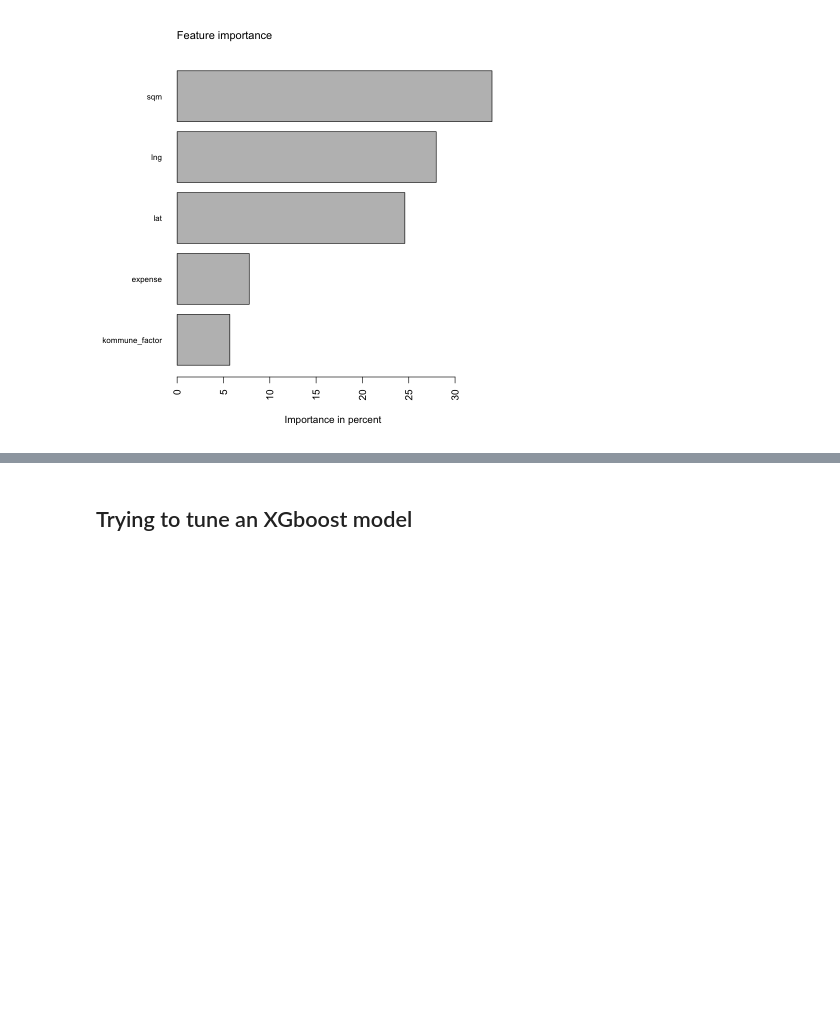
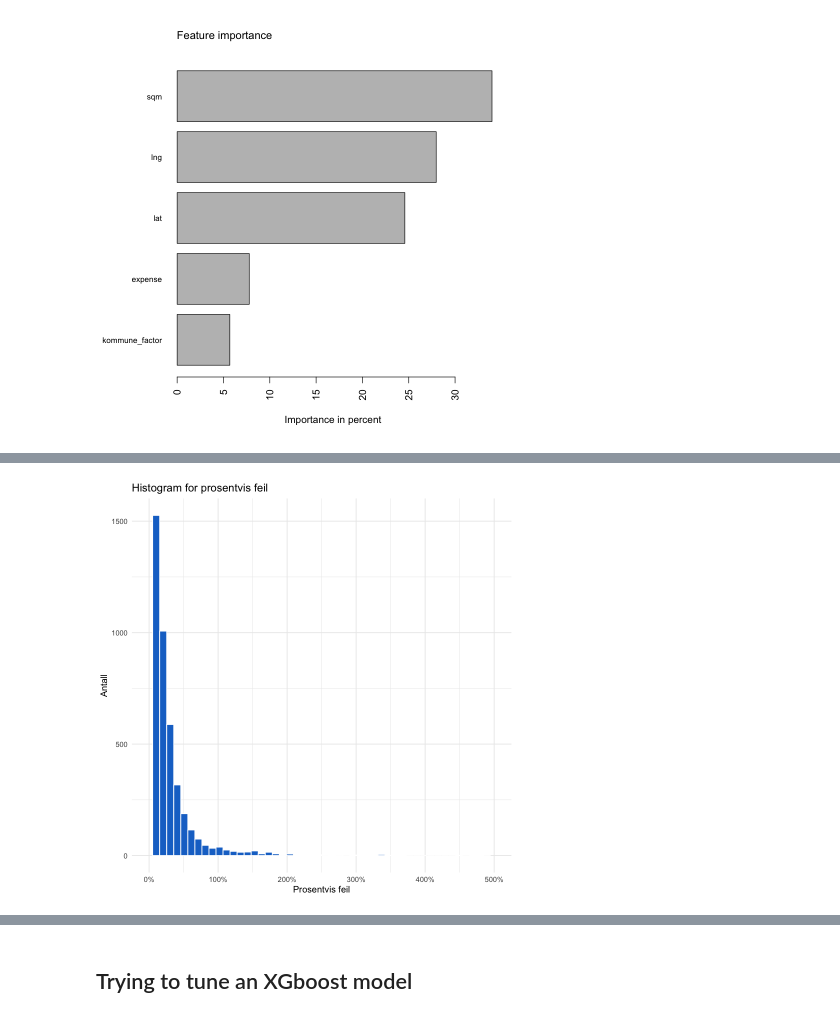
Before and after one commit to GunGro/MA8701, a Jupyter notebook: project3_ipynb/04_xgb_model.ipynb, the cells around one changed output, grey strips where cells are left out. Drawn from its saved outputs; the diff is of its cells as text; code cells hidden in the pictures; blank space fills up the shorter version.

```diff
--- a/project3_ipynb/04_xgb_model.ipynb
+++ b/project3_ipynb/04_xgb_model.ipynb
@@ -194,0 +233,11 @@ gbt.importance(colnames(X), model)
+# %%
+#Histogram of percentage error
+model_preds %>%
+  ggplot(aes(abs_dev_perc)) +
+  geom_histogram(fill = "dodgerblue3", color = "white", bins=50) +
+  labs(title = "Histogram for prosentvis feil",
+       x     = "Prosentvis feil",
+       y     = "Antall") +
+  scale_x_continuous(limits = c(0,5), labels = scales::percent) +
+  theme_minimal()
+# %% [output]
@@ -194,0 +248 @@ gbt.importance(colnames(X), model)
+[figure, added]
```
Also changed, not shown: parts of 9 cells of this notebook.
